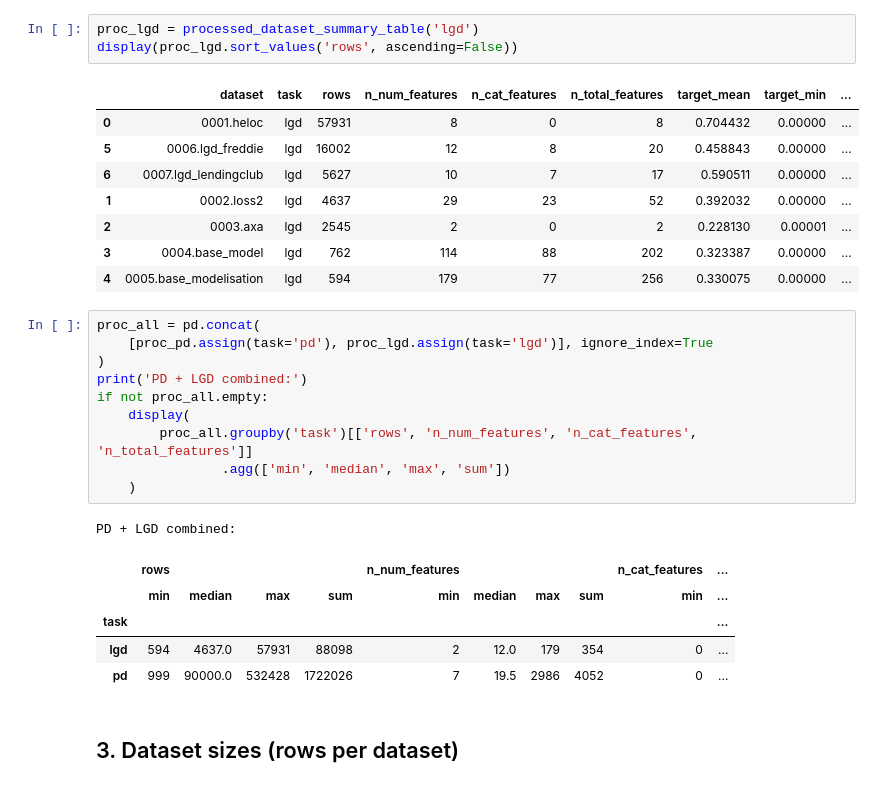
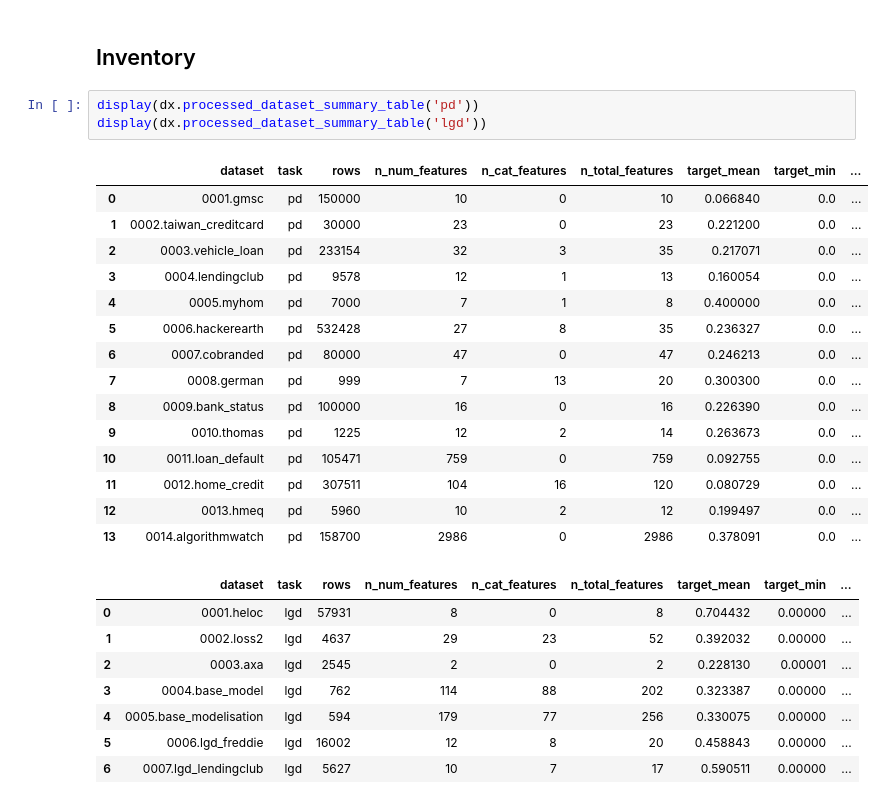
Before and after one commit to andreasgoethals/TabPFNCredit, a Jupyter notebook: notebooks/Data_Exploration.ipynb, the cells around one changed output. Saved outputs shown, nothing was run; the diff lists cells and outputs as text.

```diff
--- a/notebooks/Data_Exploration.ipynb
+++ b/notebooks/Data_Exploration.ipynb
@@ -107,32 +15,30 @@ display(proc_pd.sort_values('rows', ascending=False))
-# %%
-proc_lgd = processed_dataset_summary_table('lgd')
-display(proc_lgd.sort_values('rows', ascending=False))
-# %% [output]
-|  | dataset | task | rows | n_num_features | n_cat_features | n_total_features | target_mean | target_min | ... |
-| 0 | 0001.heloc | lgd | 57931 | 8 | 0 | 8 | 0.704432 | 0.00000 | ... |
-| 5 | 0006.lgd_freddie | lgd | 16002 | 12 | 8 | 20 | 0.458843 | 0.00000 | ... |
-| 6 | 0007.lgd_lendingclub | lgd | 5627 | 10 | 7 | 17 | 0.590511 | 0.00000 | ... |
-| 1 | 0002.loss2 | lgd | 4637 | 29 | 23 | 52 | 0.392032 | 0.00000 | ... |
-| 2 | 0003.axa | lgd | 2545 | 2 | 0 | 2 | 0.228130 | 0.00001 | ... |
-| 3 | 0004.base_model | lgd | 762 | 114 | 88 | 202 | 0.323387 | 0.00000 | ... |
-| 4 | 0005.base_modelisation | lgd | 594 | 179 | 77 | 256 | 0.330075 | 0.00000 | ... |
-# %%
-proc_all = pd.concat(
-    [proc_pd.assign(task='pd'), proc_lgd.assign(task='lgd')], ignore_index=True
-)
-print('PD + LGD combined:')
-if not proc_all.empty:
-    display(
-        proc_all.groupby('task')[['rows', 'n_num_features', 'n_cat_features', 'n_total_features']]
-                .agg(['min', 'median', 'max', 'sum'])
-    )
-# %% [output]
-PD + LGD combined:
-|  | rows |  |  |  | n_num_features |  |  |  | n_cat_features | ... |
-|  | min | median | max | sum | min | median | max | sum | min | ... |
-| task |  |  |  |  |  |  |  |  |  | ... |
-| lgd | 594 | 4637.0 | 57931 | 88098 | 2 | 12.0 | 179 | 354 | 0 | ... |
-| pd | 999 | 90000.0 | 532428 | 1722026 | 7 | 19.5 | 2986 | 4052 | 0 | ... |
-# %% [markdown]
-## 3. Dataset sizes (rows per dataset)
+# %% [markdown]
+## Inventory
+# %%
+display(dx.processed_dataset_summary_table('pd'))
+display(dx.processed_dataset_summary_table('lgd'))
+# %% [output]
+|  | dataset | task | rows | n_num_features | n_cat_features | n_total_features | target_mean | target_min | ... |
+| 0 | 0001.gmsc | pd | 150000 | 10 | 0 | 10 | 0.066840 | 0.0 | ... |
+| 1 | 0002.taiwan_creditcard | pd | 30000 | 23 | 0 | 23 | 0.221200 | 0.0 | ... |
+| 2 | 0003.vehicle_loan | pd | 233154 | 32 | 3 | 35 | 0.217071 | 0.0 | ... |
+| 3 | 0004.lendingclub | pd | 9578 | 12 | 1 | 13 | 0.160054 | 0.0 | ... |
+| 4 | 0005.myhom | pd | 7000 | 7 | 1 | 8 | 0.400000 | 0.0 | ... |
+| 5 | 0006.hackerearth | pd | 532428 | 27 | 8 | 35 | 0.236327 | 0.0 | ... |
+| 6 | 0007.cobranded | pd | 80000 | 47 | 0 | 47 | 0.246213 | 0.0 | ... |
+| 7 | 0008.german | pd | 999 | 7 | 13 | 20 | 0.300300 | 0.0 | ... |
+| 8 | 0009.bank_status | pd | 100000 | 16 | 0 | 16 | 0.226390 | 0.0 | ... |
+| 9 | 0010.thomas | pd | 1225 | 12 | 2 | 14 | 0.263673 | 0.0 | ... |
+| 10 | 0011.loan_default | pd | 105471 | 759 | 0 | 759 | 0.092755 | 0.0 | ... |
+| 11 | 0012.home_credit | pd | 307511 | 104 | 16 | 120 | 0.080729 | 0.0 | ... |
+| 12 | 0013.hmeq | pd | 5960 | 10 | 2 | 12 | 0.199497 | 0.0 | ... |
+| 13 | 0014.algorithmwatch | pd | 158700 | 2986 | 0 | 2986 | 0.378091 | 0.0 | ... |
+|  | dataset | task | rows | n_num_features | n_cat_features | n_total_features | target_mean | target_min | ... |
+| 0 | 0001.heloc | lgd | 57931 | 8 | 0 | 8 | 0.704432 | 0.00000 | ... |
+| 1 | 0002.loss2 | lgd | 4637 | 29 | 23 | 52 | 0.392032 | 0.00000 | ... |
+| 2 | 0003.axa | lgd | 2545 | 2 | 0 | 2 | 0.228130 | 0.00001 | ... |
+| 3 | 0004.base_model | lgd | 762 | 114 | 88 | 202 | 0.323387 | 0.00000 | ... |
+| 4 | 0005.base_modelisation | lgd | 594 | 179 | 77 | 256 | 0.330075 | 0.00000 | ... |
+| 5 | 0006.lgd_freddie | lgd | 16002 | 12 | 8 | 20 | 0.458843 | 0.00000 | ... |
+| 6 | 0007.lgd_lendingclub | lgd | 5627 | 10 | 7 | 17 | 0.590511 | 0.00000 | ... |
 # %%
```
Also changed, not shown: parts of 29 cells of this notebook, 18 other files.
